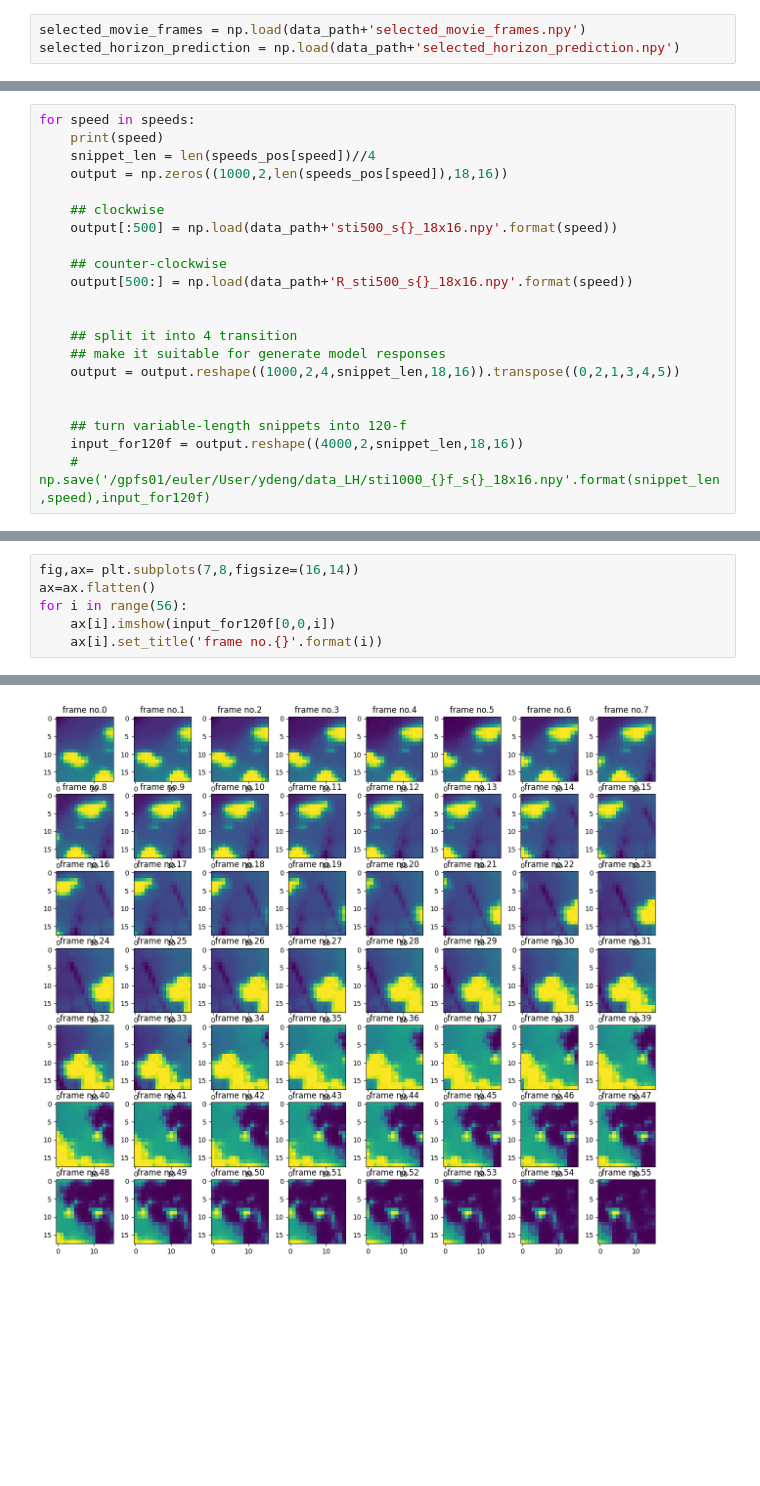
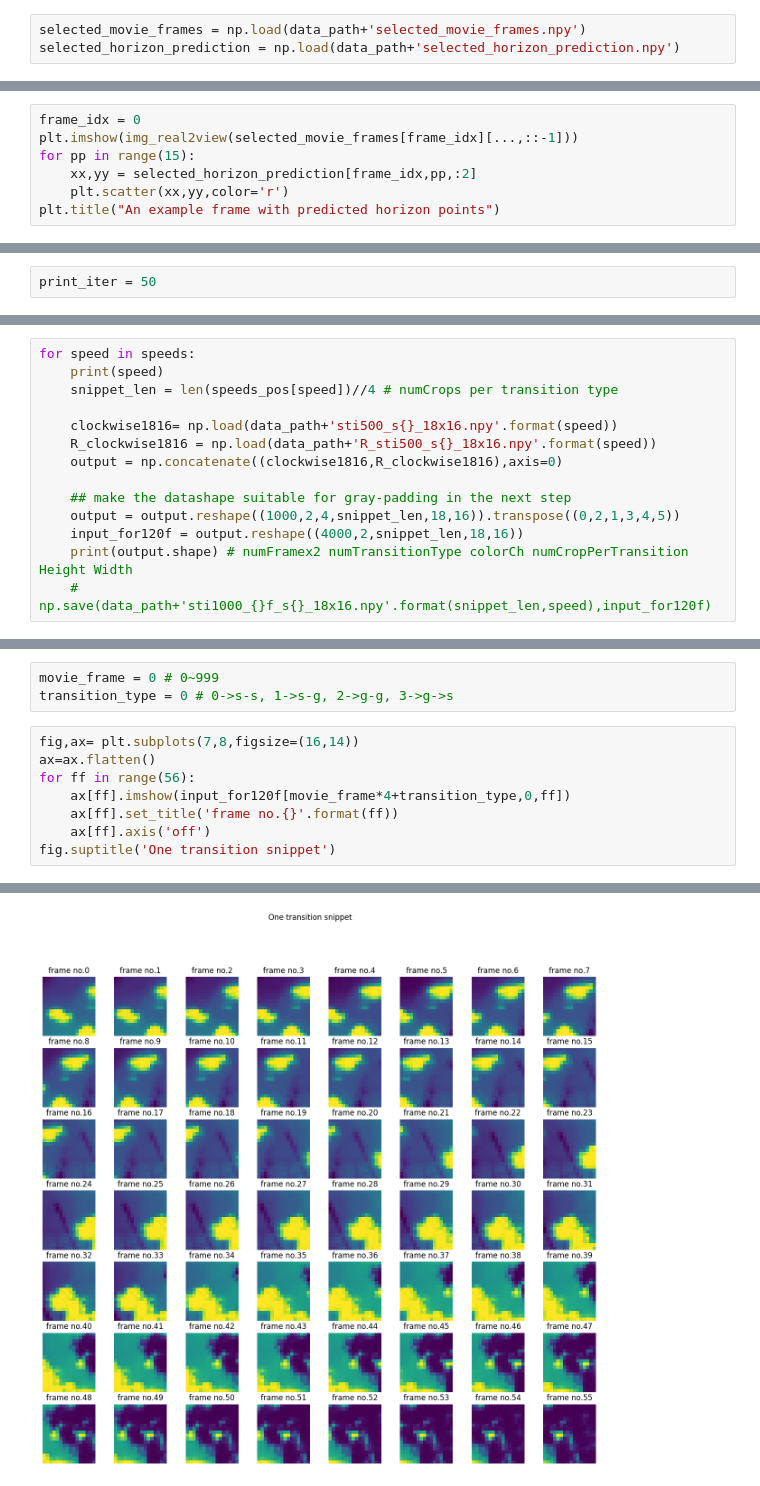
Before and after one commit to eulerlab/rgc-natstim-model, a Jupyter notebook: notebooks/stimulus_generation_clean.ipynb, the cells around one changed output, grey strips where cells are left out. Drawn from its saved outputs; the diff is of its cells as text; blank space fills up the shorter version.

```diff
--- a/notebooks/stimulus_generation_clean.ipynb
+++ b/notebooks/stimulus_generation_clean.ipynb
@@ -25,0 +25,7 @@ print(selected_horizon_prediction.shape)
+# %%
+frame_idx = 0
+plt.imshow(img_real2view(selected_movie_frames[frame_idx][...,::-1]))
+for pp in range(15):
+    xx,yy = selected_horizon_prediction[frame_idx,pp,:2]
+    plt.scatter(xx,yy,color='r')
+plt.title("An example frame with predicted horizon points")
@@ -73,2 +114,4 @@ R_speed_pos = unPickle(data_path+'R_speed4122028_posDict.pkl')
+# %%
+print_iter = 50
 # %%
 for speed in speeds:
@@ -146,23 +202,16 @@ counter clockwise done
 # %%
 for speed in speeds:
     print(speed)
-    snippet_len = len(speeds_pos[speed])//4
-    output = np.zeros((1000,2,len(speeds_pos[speed]),18,16))
+    snippet_len = len(speeds_pos[speed])//4 # numCrops per transition type
 
-    ## clockwise
-    output[:500] = np.load(data_path+'sti500_s{}_18x16.npy'.format(speed))
+    clockwise1816= np.load(data_path+'sti500_s{}_18x16.npy'.format(speed))
+    R_clockwise1816 = np.load(data_path+'R_sti500_s{}_18x16.npy'.format(speed))
+    output = np.concatenate((clockwise1816,R_clockwise1816),axis=0)
 
-    ## counter-clockwise
-    output[500:] = np.load(data_path+'R_sti500_s{}_18x16.npy'.format(speed))
-
-
-    ## split it into 4 transition
-    ## make it suitable for generate model responses
+    ## make the datashape suitable for gray-padding in the next step
     output = output.reshape((1000,2,4,snippet_len,18,16)).transpose((0,2,1,3,4,5))
-
-
-    ## turn variable-length snippets into 120-f
     input_for120f = output.reshape((4000,2,snippet_len,18,16))
-    # np.save('/gpfs01/euler/User/ydeng/data_LH/sti1000_{}f_s{}_18x16.npy'.format(snippet_len,speed),input_for120f)
+    print(output.shape) # numFramex2 numTransitionType colorCh numCropPerTransition Height Width
+    # np.save(data_path+'sti1000_{}f_s{}_18x16.npy'.format(snippet_len,speed),input_for120f)
 # %% [output]
 4
@@ -175,7 +225,12 @@ input_for120f.shape
+# %%
+movie_frame = 0 # 0~999
+transition_type = 0 # 0->s-s, 1->s-g, 2->g-g, 3->g->s
 # %%
 fig,ax= plt.subplots(7,8,figsize=(16,14))
 ax=ax.flatten()
-for i in range(56):
-    ax[i].imshow(input_for120f[0,0,i])
-    ax[i].set_title('frame no.{}'.format(i))
+for ff in range(56):
+    ax[ff].imshow(input_for120f[movie_frame*4+transition_type,0,ff])
+    ax[ff].set_title('frame no.{}'.format(ff))
+    ax[ff].axis('off')
+fig.suptitle('One transition snippet')
 # %% [output]
@@ -182,2 +238,2 @@ for i in range(56):
-[figure, old version]
+[figure, new version]
 # %% [markdown]
```
Also changed, not shown: parts of 49 cells of this notebook, 4 other files.
